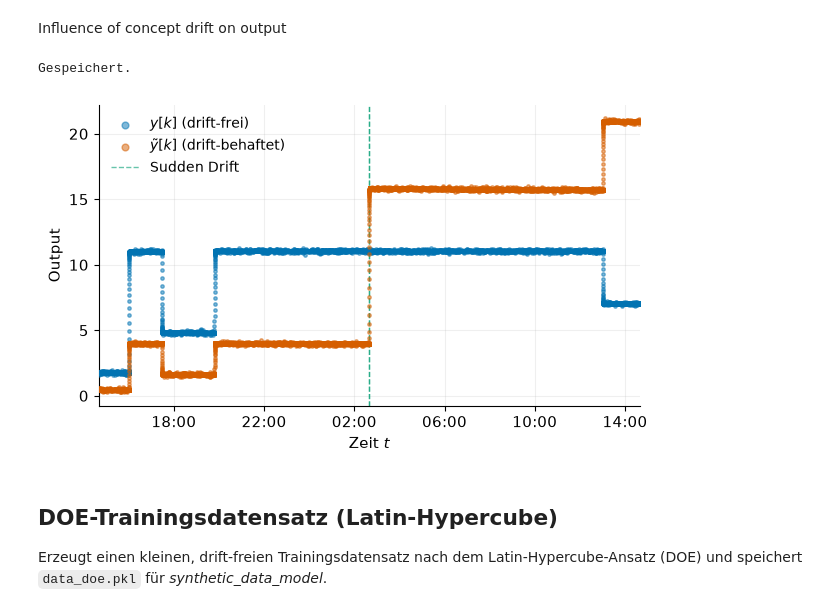
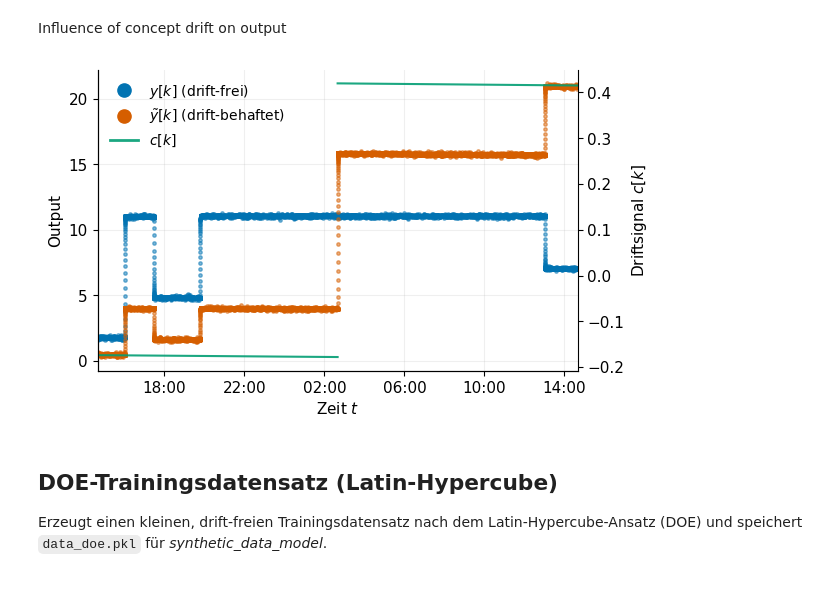
Before and after one commit to marijan-p/process_optimization_concept_drift, a Jupyter notebook: ipynb/synthetic_data/syn_generation.ipynb, the cells around one changed output. Saved outputs shown, nothing was run; the diff lists cells and outputs as text; code cells hidden in the pictures.

Commit message:
Entfernen der vertikalen Linie für sudden drifts

```diff
--- a/ipynb/synthetic_data/syn_generation.ipynb
+++ b/ipynb/synthetic_data/syn_generation.ipynb
@@ -575,57 +571,49 @@ if not _data_loaded_from_cache:
 # %%
 from datetime import timedelta
 import matplotlib.dates as mdates
+from matplotlib.lines import Line2D
 from src.utils import thesis_style as ts
 
 WINDOW_H = 12
+S = 6
 
 poi = data.index[data["segment"]][2]
-
-sl = slice(
-    data.index.get_loc(data.index[data.index >= poi - timedelta(hours=WINDOW_H)][0]),
-    data.index.get_loc(data.index[data.index <= poi + timedelta(hours=WINDOW_H)][-1]) + 1
-)
-win = data.iloc[sl]
-
-win_sub = win
-
-C_Y     = ts.C["drift_free"]
-C_YCD   = ts.C["drift_afflicted"]
-S = 6
+win = data[(data.index >= poi - timedelta(hours=WINDOW_H))
+           & (data.index <= poi + timedelta(hours=WINDOW_H))]
 
 fig, ax = plt.subplots(figsize=(ts.fig_width(), ts.fig_width(0.6)))
 
-for col, color, label in [
-    ("y_noise",     C_Y,     r"$y[k]$ (drift-frei)"),
-    ("y_cd_noise",  C_YCD,   r"$\tilde{y}[k]$ (drift-behaftet)"),
-]:
-    ax.scatter(win_sub.index, win_sub[col], color=color, s=S, alpha=0.5, label=label, zorder=3, rasterized=True)
+series = [("y_noise",    "drift_free",      r"$y[k]$ (drift-frei)"),
+          ("y_cd_noise", "drift_afflicted", r"$\tilde{y}[k]$ (drift-behaftet)")]
+for col, role, label in series:
+    ax.scatter(win.index, win[col], color=ts.C[role], s=S, alpha=0.5,
+               zorder=3, rasterized=True)
 
-    ax.axvline(x=poi, label="Sudden Drift", **ts.vline("drift_event", lw=1.0))
+ax_cd = ax.twinx()
+for part in (win[win.index < poi], win[win.index >= poi]):
+    ax_cd.plot(part.index, part["cd"], **ts.line("drift_signal", linewidth=1.5))
+ax_cd.set_ylabel("Driftsignal $c[k]$")
+ax_cd.spines["right"].set_visible(True)
 
 ax.margins(x=0)
 ax.xaxis.set_major_locator(mdates.HourLocator(interval=4))
 ax.xaxis.set_major_formatter(mdates.DateFormatter('%H:%M'))
 ax.set_xlabel("Zeit $t$")
 ax.set_ylabel("Output")
-handles, labels = ax.get_legend_handles_labels()
-seen = {}
-for handle, label in zip(handles, labels):
-    if label not in seen:
-        seen[label] = handle
+ax.grid(True, alpha=0.2)
 
-legend_labels = [lbl for lbl in seen if lbl != "Sudden Drift"] + ["Sudden Drift"]
-ax.legend([seen[l] for l in legend_labels], legend_labels, frameon=False, markerscale=2, loc="upper left")
-ax.grid(True, alpha=0.2)
+handles = [Line2D([0], [0], marker="o", linestyle="", markersize=ts.LEGEND_MARKERSIZE,
+                  color=ts.C[role], label=label) for _, role, label in series]
+handles.append(Line2D([0], [0], label="$c[k]$", **ts.line("drift_signal")))
+ax.legend(handles=handles, frameon=False, loc="upper left")
 
 fig.tight_layout()
 
-plot_store.save_figure(fig, "wiener_output", data_cfg, final=IS_FINAL, savefig_kwargs={"dpi": 300}, archive_kwargs={"dpi": 300})
-print("Gespeichert.")
+plot_store.save_figure(fig, "wiener_output", data_cfg, final=IS_FINAL,
+                       savefig_kwargs={"dpi": 300}, archive_kwargs={"dpi": 300})
 plt.show()
 # %% [output]
-Gespeichert.
-[figure, old version]
+[figure, new version]
 # %%
 if not _data_loaded_from_cache:
     data_store.save(data, "data_raw", data_cfg)
```
Also changed, not shown: parts of 5 cells of this notebook, 6 other files.
